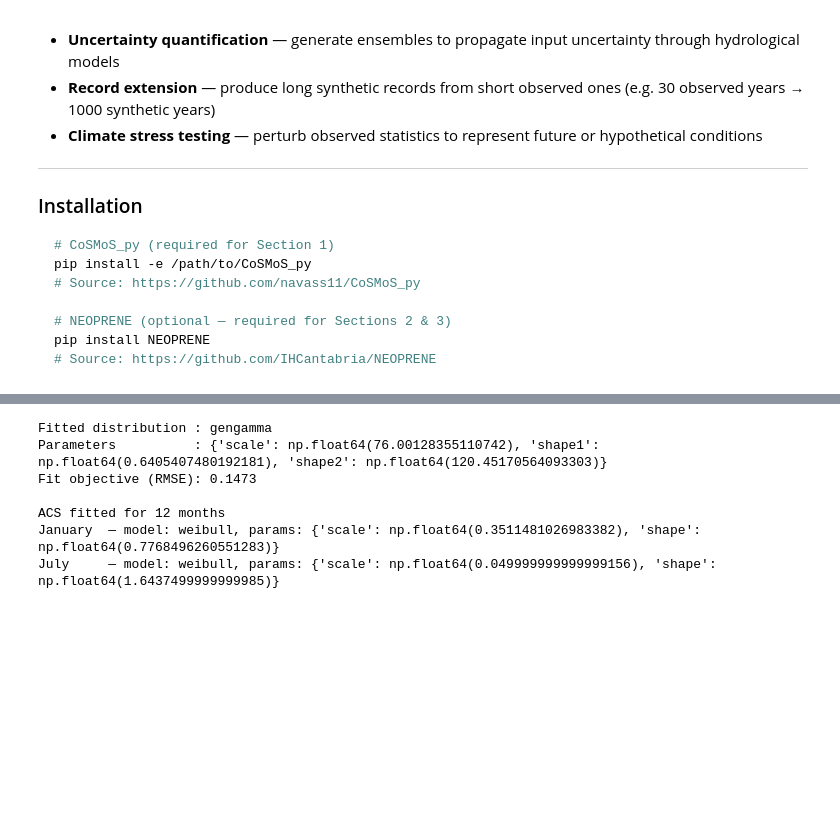
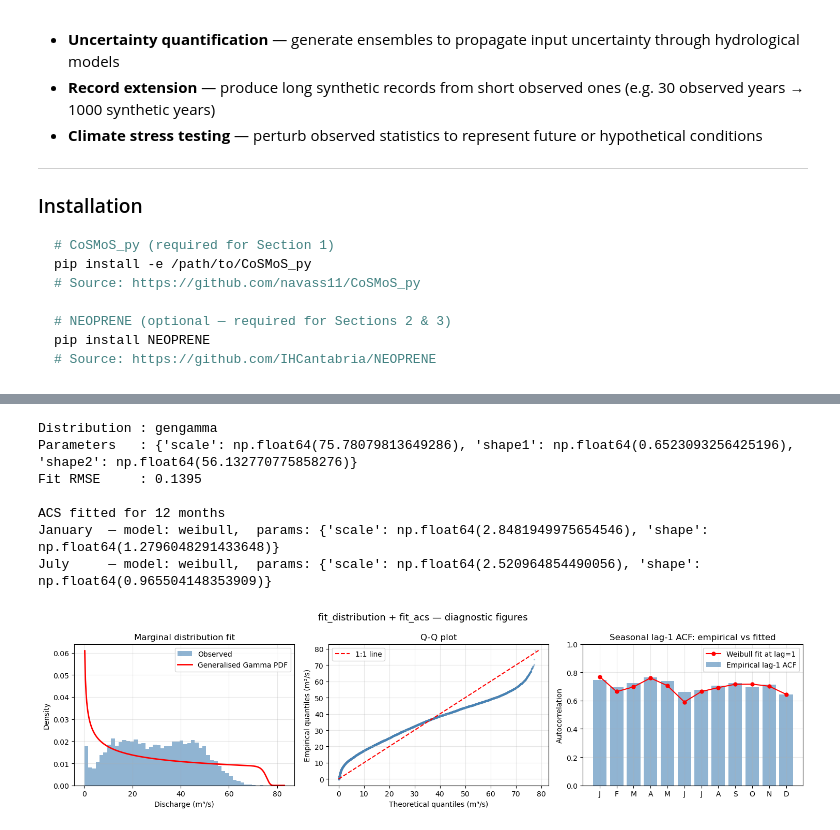
Before and after one commit to navass11/HYDRA, a Jupyter notebook: notebooks/climate/stochastic_generation.ipynb, the cells around one changed output, grey strips where cells are left out. Saved outputs shown, nothing was run; the diff lists cells and outputs as text; code cells hidden in the pictures; blank space fills up the shorter version.

```diff
--- a/notebooks/climate/stochastic_generation.ipynb
+++ b/notebooks/climate/stochastic_generation.ipynb
@@ -86,20 +150,62 @@ Std  Q   : 16.11 m³/s
 # %%
-# Fit a marginal distribution to the observed discharge series
+from scipy import stats as spstats
+
+# ── Fit marginal distribution ─────────────────────────────────────────────────
 dist = fit_distribution(Q_obs, dist='gengamma')
-print(f"Fitted distribution : {dist['dist']}")
-print(f"Parameters          : {dist['params_dict']}")
-print(f"Fit objective (RMSE): {dist['objective']:.4f}")
+print(f"Distribution : {dist['dist']}")
+print(f"Parameters   : {dist['params_dict']}")
+print(f"Fit RMSE     : {dist['objective']:.4f}")
 
-# Fit the seasonal autocorrelation structure (ACS)
-acs = fit_acs(Q_obs, lag_max=30)   # returns list of 12 monthly dicts
+# ── Fit seasonal ACS (lag_max=8 avoids overfitting noise at long lags) ────────
+acs = fit_acs(Q_obs, lag_max=8)
 print(f"\nACS fitted for {len(acs)} months")
-print(f"January  — model: {acs[0]['acs_id']}, params: {acs[0]['params']}")
-print(f"July     — model: {acs[6]['acs_id']}, params: {acs[6]['params']}")
+print(f"January  — model: {acs[0]['acs_id']},  params: {acs[0]['params']}")
+print(f"July     — model: {acs[6]['acs_id']},  params: {acs[6]['params']}")
+
+# ── 3-panel diagnostic figure ─────────────────────────────────────────────────
+p   = dist['params_dict']
+rv  = spstats.gengamma(a=p['shape1']/p['shape2'], c=p['shape2'], scale=p['scale'])
+
+fig, axes = plt.subplots(1, 3, figsize=(15, 4))
+
+# Panel 1 — Histogram + fitted PDF
+q_vals = Q_obs.values
+x_pdf  = np.linspace(0, q_vals.max() * 1.05, 300)
+axes[0].hist(q_vals, bins=50, density=True, color="steelblue", alpha=0.6, label="Observed")
+axes[0].plot(x_pdf, rv.pdf(x_pdf), "r-", lw=2, label="Generalised Gamma PDF")
+axes[0].set_xlabel("Discharge (m³/s)"); axes[0].set_ylabel("Density")
+axes[0].set_title("Marginal distribution fit"); axes[0].legend(); axes[0].grid(alpha=0.3)
+
+# Panel 2 — Q-Q plot
+q_sorted = np.sort(q_vals)
+probs    = (np.arange(1, len(q_sorted) + 1) - 0.5) / len(q_sorted)
+q_theory = rv.ppf(probs)
+axes[1].scatter(q_theory, q_sorted, s=2, alpha=0.3, color="steelblue")
+lims = [min(q_theory.min(), q_sorted.min()), max(q_theory.max(), q_sorted.max())]
+axes[1].plot(lims, lims, "r--", lw=1.5, label="1:1 line")
+axes[1].set_xlabel("Theoretical quantiles (m³/s)"); axes[1].set_ylabel("Empirical quantiles (m³/s)")
+axes[1].set_title("Q-Q plot"); axes[1].legend(); axes[1].grid(alpha=0.3)
+
+# Panel 3 — Seasonal lag-1 ACF: empirical bars vs Weibull fit points
+months_lbl = ["J","F","M","A","M","J","J","A","S","O","N","D"]
+e_lag1 = [acs[m]['e_acs'][1] if len(acs[m]['e_acs']) > 1 else 0.0 for m in range(12)]
+f_lag1 = [float(np.exp(-(1.0 / acs[m]['params']['scale']) ** acs[m]['params']['shape']))
+          for m in range(12)]
+axes[2].bar(range(12), e_lag1, color="steelblue", alpha=0.6, label="Empirical lag-1 ACF")
+axes[2].plot(range(12), f_lag1, "ro-", ms=5, lw=1.5, label="Weibull fit at lag=1")
+axes[2].set_xticks(range(12)); axes[2].set_xticklabels(months_lbl)
+axes[2].set_ylabel("Autocorrelation"); axes[2].set_ylim(0, 1)
+axes[2].set_title("Seasonal lag-1 ACF: empirical vs fitted"); axes[2].legend(); axes[2].grid(alpha=0.3)
+
+plt.suptitle("fit_distribution + fit_acs — diagnostic figures", fontsize=13)
+plt.tight_layout()
+plt.show()
 # %% [output]
-Fitted distribution : gengamma
-Parameters          : {'scale': np.float64(76.00128355110742), 'shape1': np.float64(0.6405407480192181), 'shape2': np.float64(120.45170564093303)}
-Fit objective (RMSE): 0.1473
+Distribution : gengamma
+Parameters   : {'scale': np.float64(75.78079813649286), 'shape1': np.float64(0.6523093256425196), 'shape2': np.float64(56.132770775858276)}
+Fit RMSE     : 0.1395
 
 ACS fitted for 12 months
-January  — model: weibull, params: {'scale': np.float64(0.3511481026983382), 'shape': np.float64(0.7768496260551283)}
-July     — model: weibull, params: {'scale': np.float64(0.049999999999999156), 'shape': np.float64(1.6437499999999985)}
+January  — model: weibull,  params: {'scale': np.float64(2.8481949975654546), 'shape': np.float64(1.2796048291433648)}
+July     — model: weibull,  params: {'scale': np.float64(2.520964854490056), 'shape': np.float64(0.965504148353909)}
+[figure, added]
```
Also changed, not shown: parts of 17 cells of this notebook, 2 other files.
